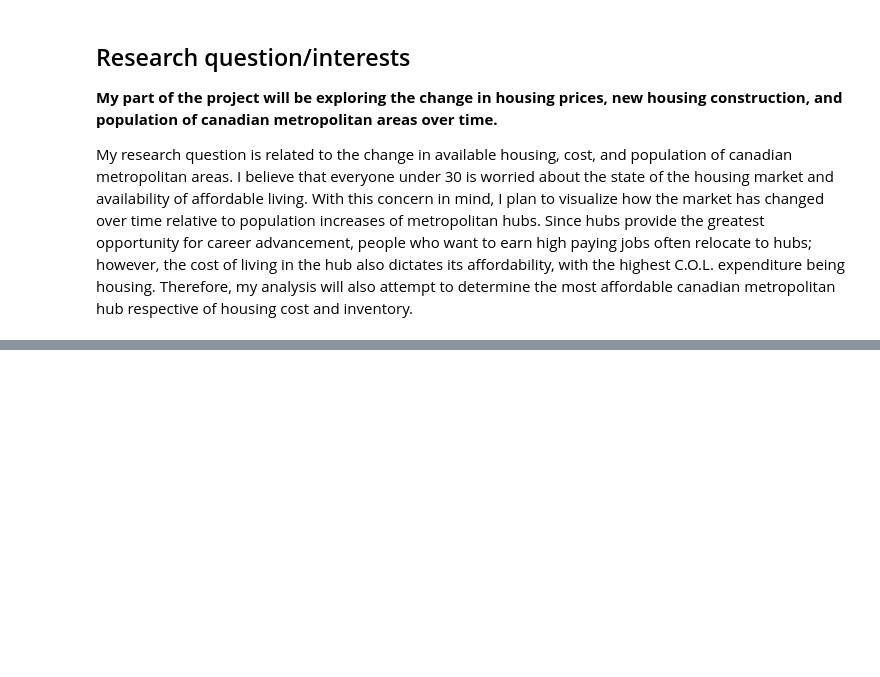
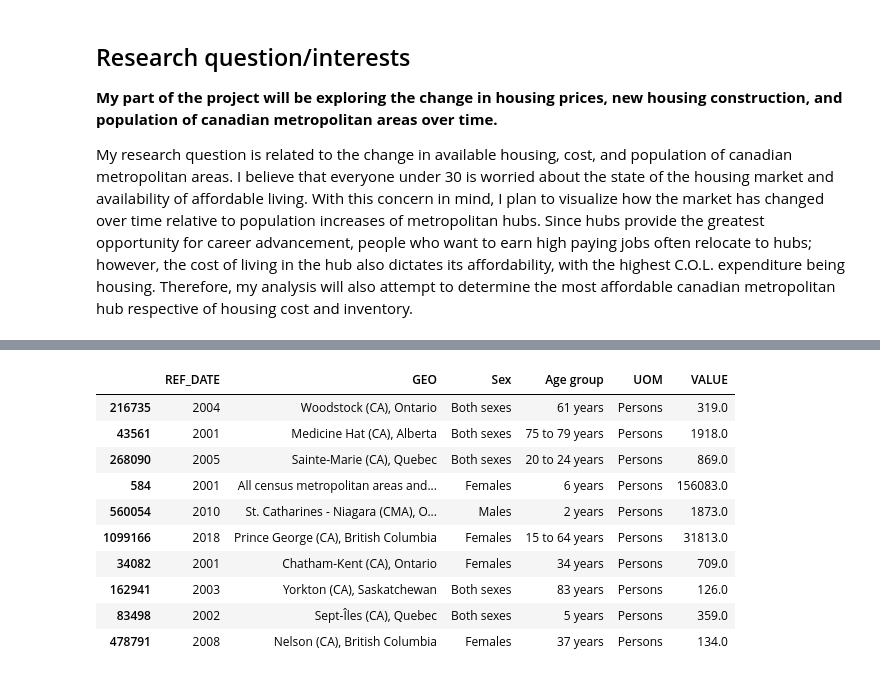
Before and after one commit to ubco-W2022T2-data301/project-group-group01, a Jupyter notebook: analysis/Logananalysis2.ipynb, the cells around one changed output, grey strips where cells are left out. Cells and saved outputs as stored; diff of their text form; code cells hidden in the pictures; blank space fills up the shorter version.

```diff
--- a/analysis/Logananalysis2.ipynb
+++ b/analysis/Logananalysis2.ipynb
@@ -15,0 +34,16 @@ PopEstimate = pd.read_csv("../data/raw/PopEstimate/PopEstimate.csv")
+# %%
+PE_Wrangled = PopEstimate.drop(columns=['DGUID', 'UOM_ID', 'SCALAR_FACTOR', 'SCALAR_ID', 'VECTOR', 'COORDINATE', 'STATUS', 'SYMBOL', 'TERMINATED', 'DECIMALS'], axis=1).reset_index()
+PE_Wrangled = PE_Wrangled.drop(columns=["index"])
+PE_Wrangled.sample(10)
+# %% [output]
+|  | REF_DATE | GEO | Sex | Age group | UOM | VALUE |
+| 216735 | 2004 | Woodstock (CA), Ontario | Both sexes | 61 years | Persons | 319.0 |
+| 43561 | 2001 | Medicine Hat (CA), Alberta | Both sexes | 75 to 79 years | Persons | 1918.0 |
+| 268090 | 2005 | Sainte-Marie (CA), Quebec | Both sexes | 20 to 24 years | Persons | 869.0 |
+| 584 | 2001 | All census metropolitan areas and... | Females | 6 years | Persons | 156083.0 |
+| 560054 | 2010 | St. Catharines - Niagara (CMA), O... | Males | 2 years | Persons | 1873.0 |
+| 1099166 | 2018 | Prince George (CA), British Columbia | Females | 15 to 64 years | Persons | 31813.0 |
+| 34082 | 2001 | Chatham-Kent (CA), Ontario | Females | 34 years | Persons | 709.0 |
+| 162941 | 2003 | Yorkton (CA), Saskatchewan | Both sexes | 83 years | Persons | 126.0 |
+| 83498 | 2002 | Sept-Îles (CA), Quebec | Both sexes | 5 years | Persons | 359.0 |
+| 478791 | 2008 | Nelson (CA), British Columbia | Females | 37 years | Persons | 134.0 |
```
Also changed, not shown: parts of 21 cells of this notebook.
